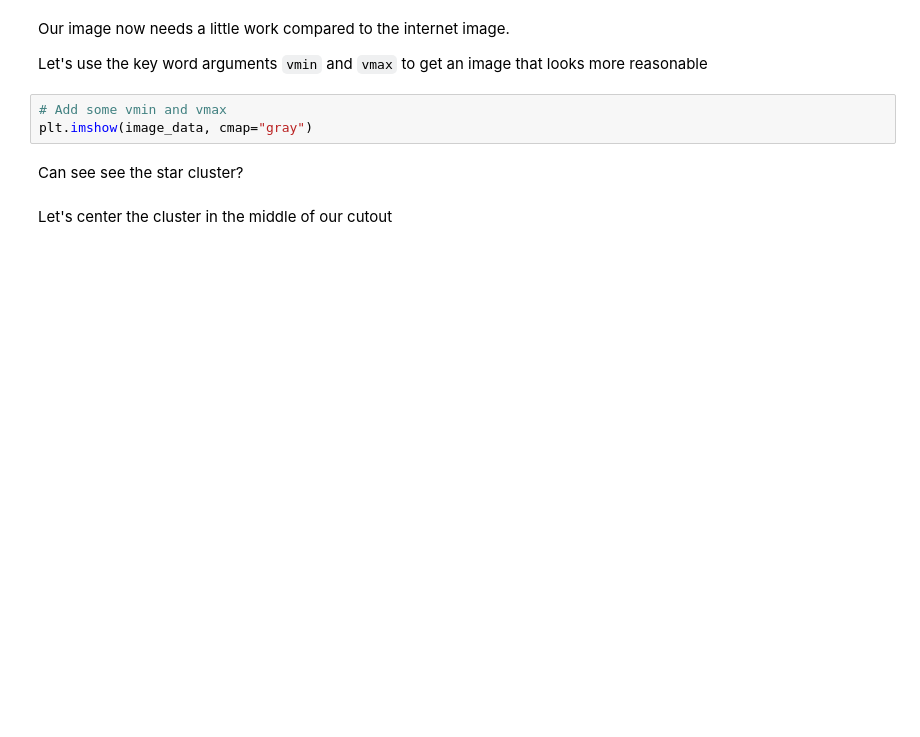
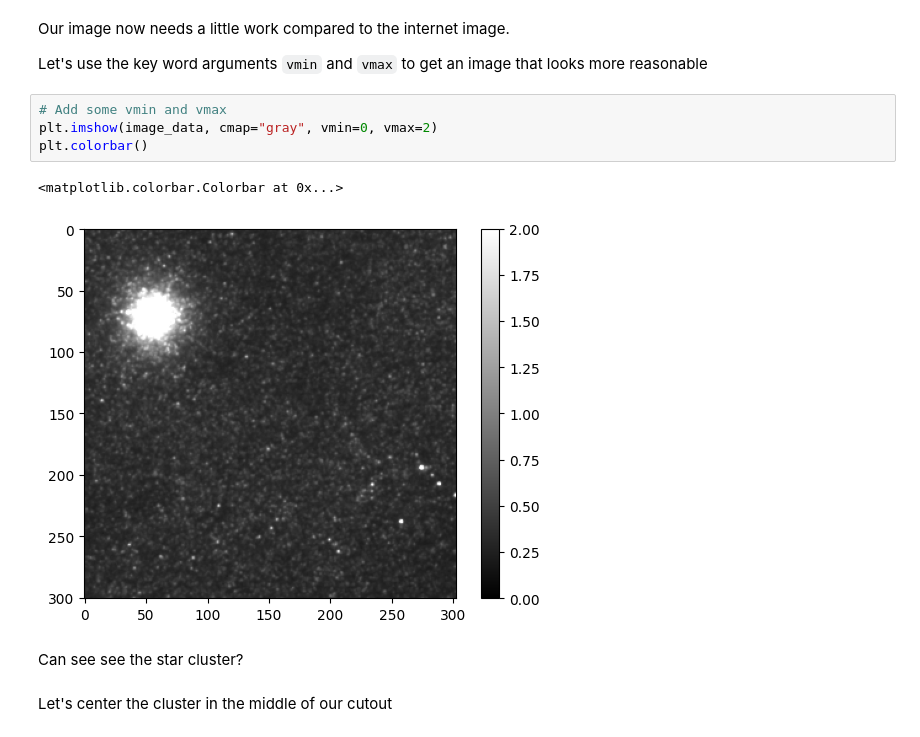
Before and after one commit to tobin-wainer/YVCC_Computing_2025, a Jupyter notebook: Class7/07-Plotting2_Wainer.ipynb, the cells around one changed output. Drawn from its saved outputs; the diff is of its cells as text; blank space fills up the shorter version.

```diff
--- a/Class7/07-Plotting2_Lastname.ipynb
+++ b/Class7/07-Plotting2_Wainer.ipynb
@@ -163,7 +169,11 @@ Our image now needs a little work compared to the internet image.
 Let's use the key word arguments `vmin` and `vmax` to get an image that looks more reasonable
 # %%
 # Add some vmin and vmax
-plt.imshow(image_data, cmap="gray")
+plt.imshow(image_data, cmap="gray", vmin=0, vmax=2)
+plt.colorbar()
+# %% [output]
+<matplotlib.colorbar.Colorbar at 0x...>
+[figure, added]
 # %% [markdown]
 Can see see the star cluster?
 # %% [markdown]
```
Also changed, not shown: parts of 2 cells of this notebook, 6 other files.
